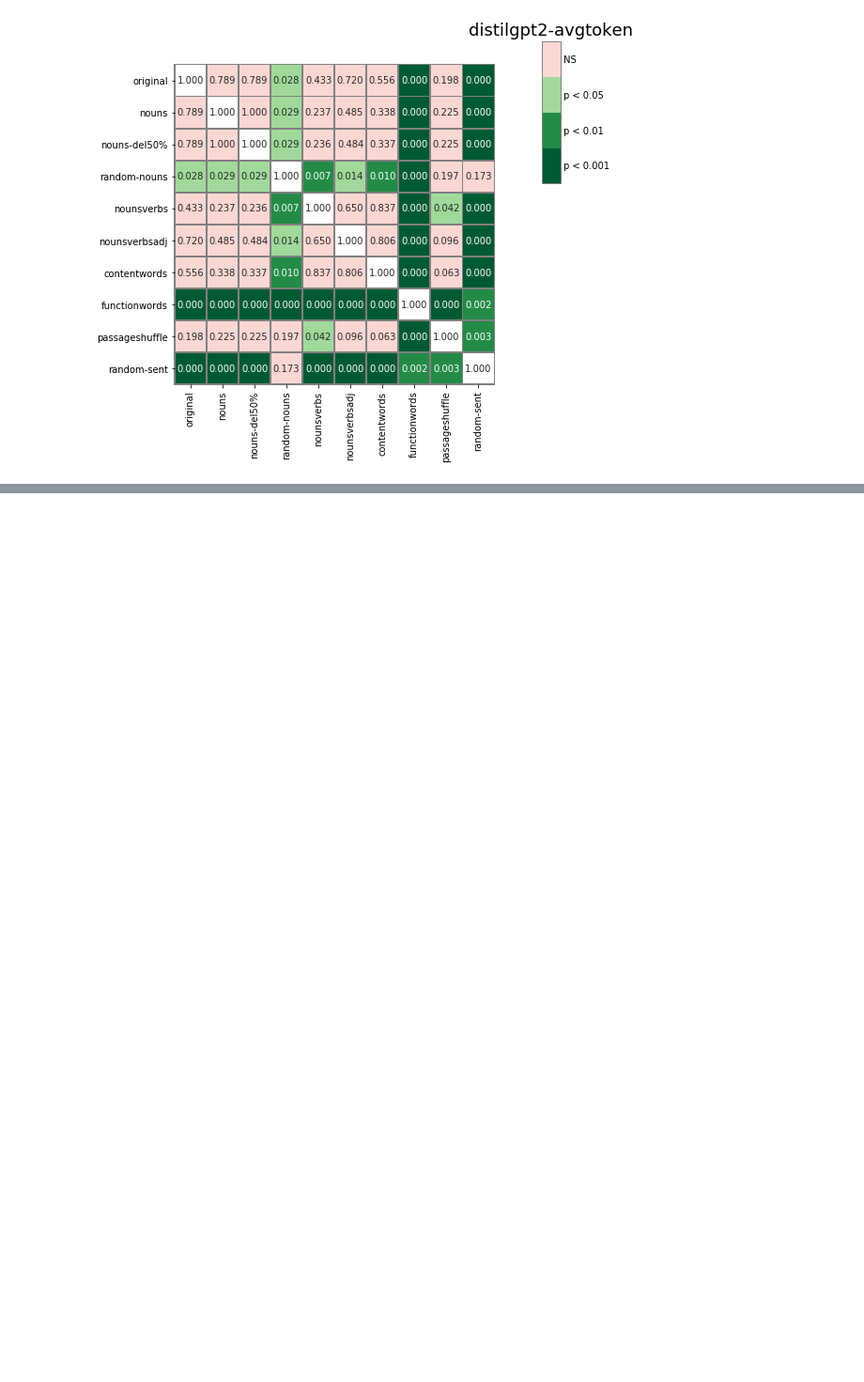
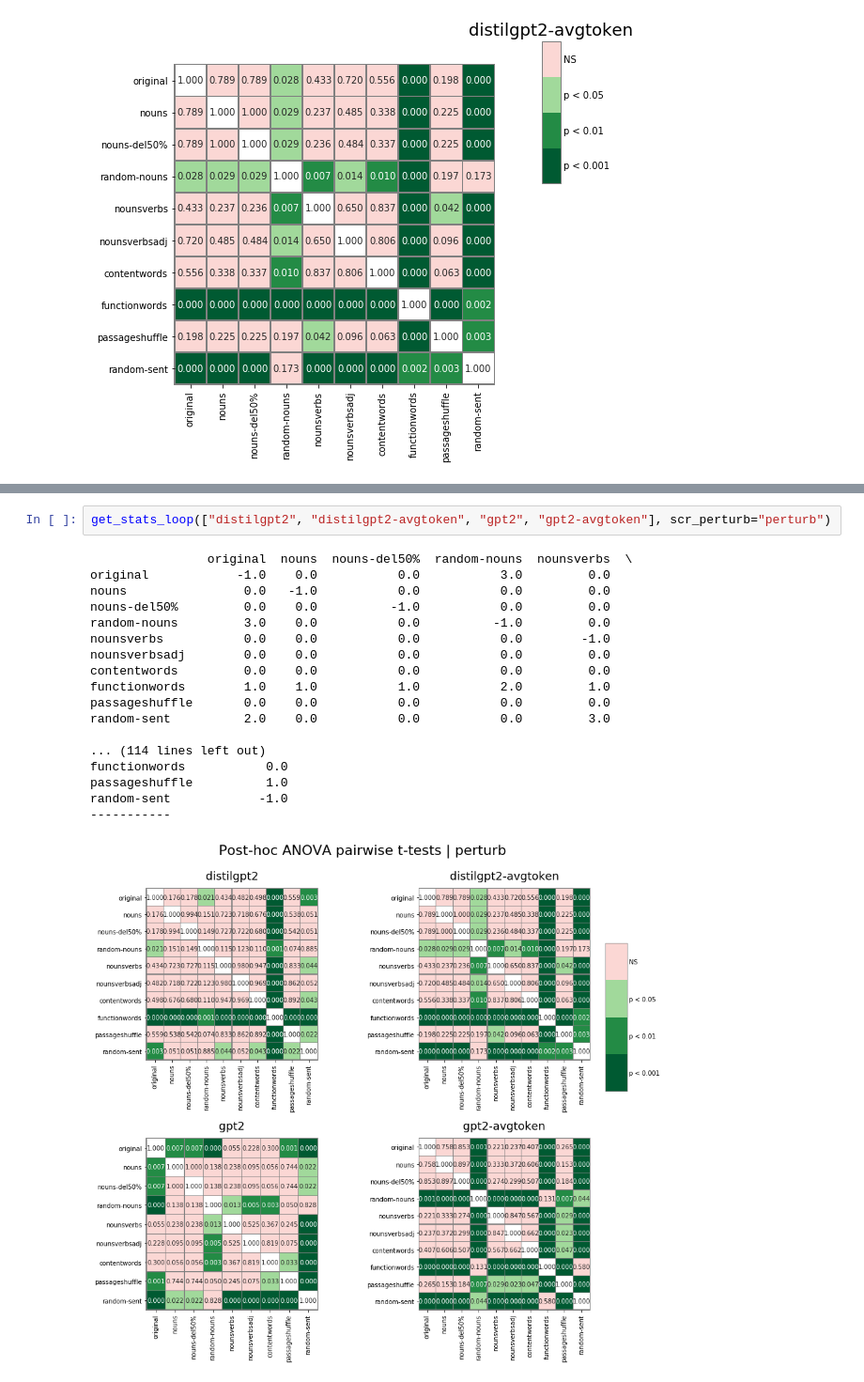
Before and after one commit to carina-kauf/perturbed-neural-nlp, a Jupyter notebook: analysis/stats-match-to-brain.ipynb, the cells around one changed output, grey strips where cells are left out. Shown: that part at 94% size. Cells and saved outputs as stored; diff of their text form; blank space fills up the shorter version.

```diff
--- a/analysis/stats-match-to-brain.ipynb
+++ b/analysis/stats-match-to-brain.ipynb
@@ -290,0 +407,21 @@ random-sent            -1.0
+# %%
+get_stats_loop(["distilgpt2", "distilgpt2-avgtoken", "gpt2", "gpt2-avgtoken"], scr_perturb="perturb")
+# %% [output]
+                original  nouns  nouns-del50%  random-nouns  nounsverbs  \
+original            -1.0    0.0           0.0           3.0         0.0
+nouns                0.0   -1.0           0.0           0.0         0.0
+nouns-del50%         0.0    0.0          -1.0           0.0         0.0
+random-nouns         3.0    0.0           0.0          -1.0         0.0
+nounsverbs           0.0    0.0           0.0           0.0        -1.0
+nounsverbsadj        0.0    0.0           0.0           0.0         0.0
+contentwords         0.0    0.0           0.0           0.0         0.0
+functionwords        1.0    1.0           1.0           2.0         1.0
+passageshuffle       0.0    0.0           0.0           0.0         0.0
+random-sent          2.0    0.0           0.0           0.0         3.0
+
+... (114 lines left out)
+functionwords           0.0
+passageshuffle          1.0
+random-sent            -1.0
+-----------
+[figure, added]
```
Also changed, not shown: parts of 7 cells of this notebook.
